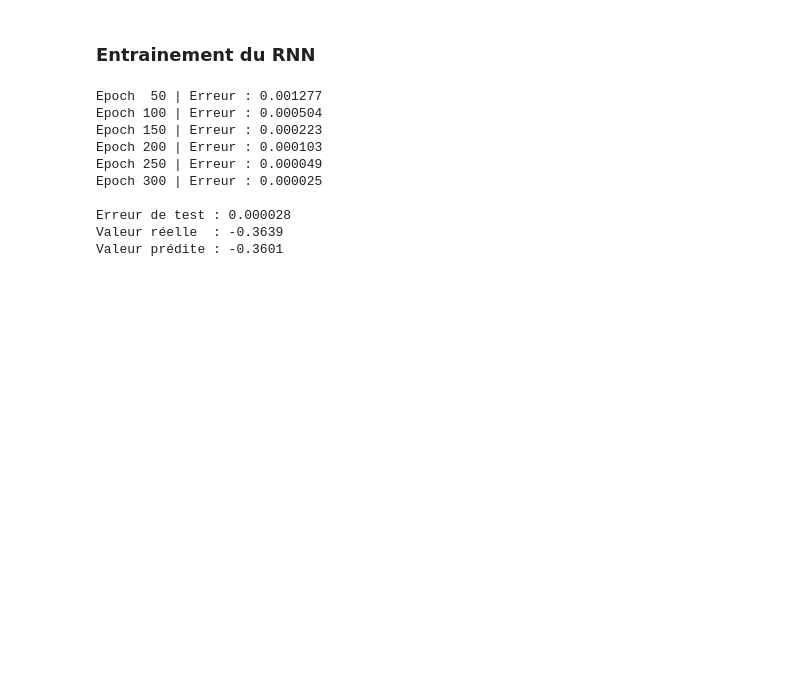
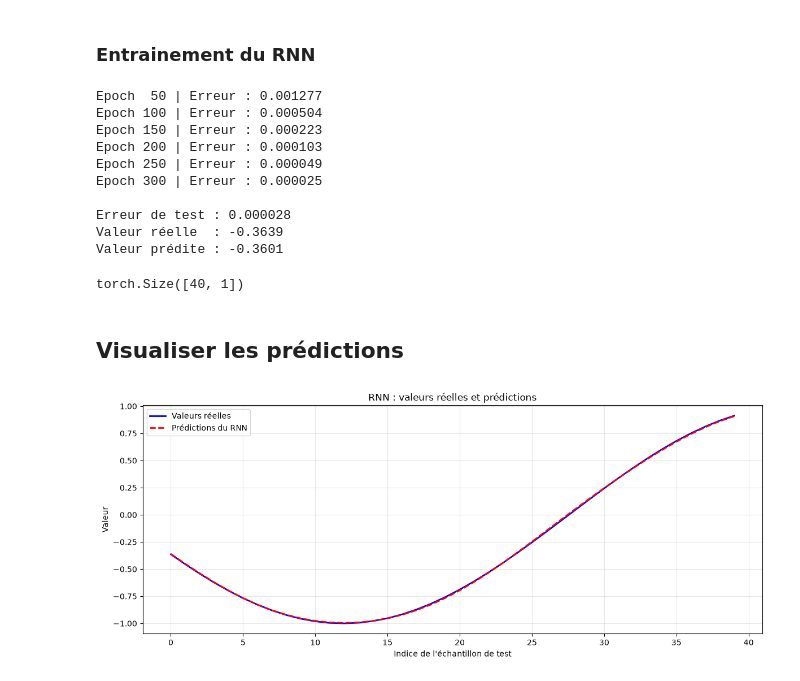
Before and after one commit to Ramadiaw12/archi_transformers, a Jupyter notebook: test_RNN.ipynb, the cells around one changed output. Drawn from its saved outputs; the diff is of its cells as text; code cells hidden in the pictures; blank space fills up the shorter version.

Commit message:
visualiser le model

```diff
--- a/test_RNN.ipynb
+++ b/test_RNN.ipynb
@@ -127,3 +127,43 @@ Epoch 300 | Erreur : 0.000025
 Erreur de test : 0.000028
 Valeur réelle  : -0.3639
 Valeur prédite : -0.3601
+# %%
+predictions.shape
+# %% [output]
+torch.Size([40, 1])
+# %% [markdown]
+## Visualiser les prédictions
+# %%
+import matplotlib.pyplot as plt
+
+# Convertir les tenseurs en tableaux NumPy
+valeurs_reelles = y_test.detach().cpu().numpy().reshape(-1)
+valeurs_predites = predictions.detach().cpu().numpy().reshape(-1)
+
+# Tracer les deux courbes
+plt.figure(figsize=(12, 5))
+
+plt.plot(
+    valeurs_reelles,
+    label="Valeurs réelles",
+    color="blue",
+    linewidth=2
+)
+
+plt.plot(
+    valeurs_predites,
+    label="Prédictions du RNN",
+    color="red",
+    linestyle="--",
+    linewidth=2
+)
+
+plt.title("RNN : valeurs réelles et prédictions")
+plt.xlabel("Indice de l'échantillon de test")
+plt.ylabel("Valeur")
+plt.legend()
+plt.grid(True, alpha=0.3)
+plt.tight_layout()
+plt.show()
+# %% [output]
+[figure, added]
```
